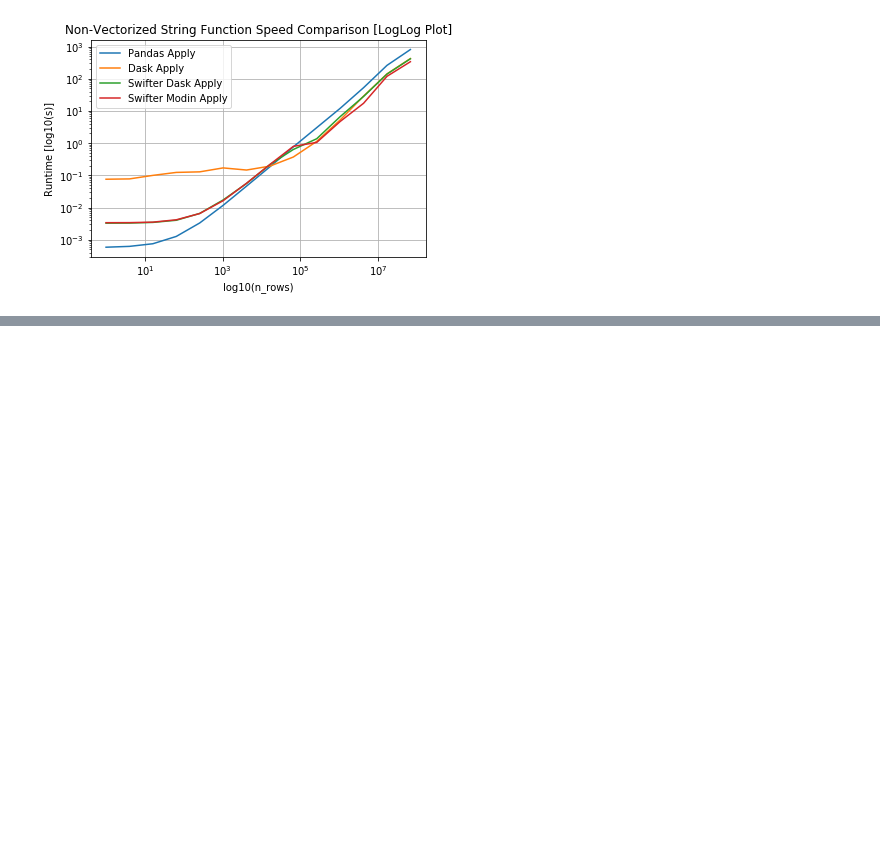
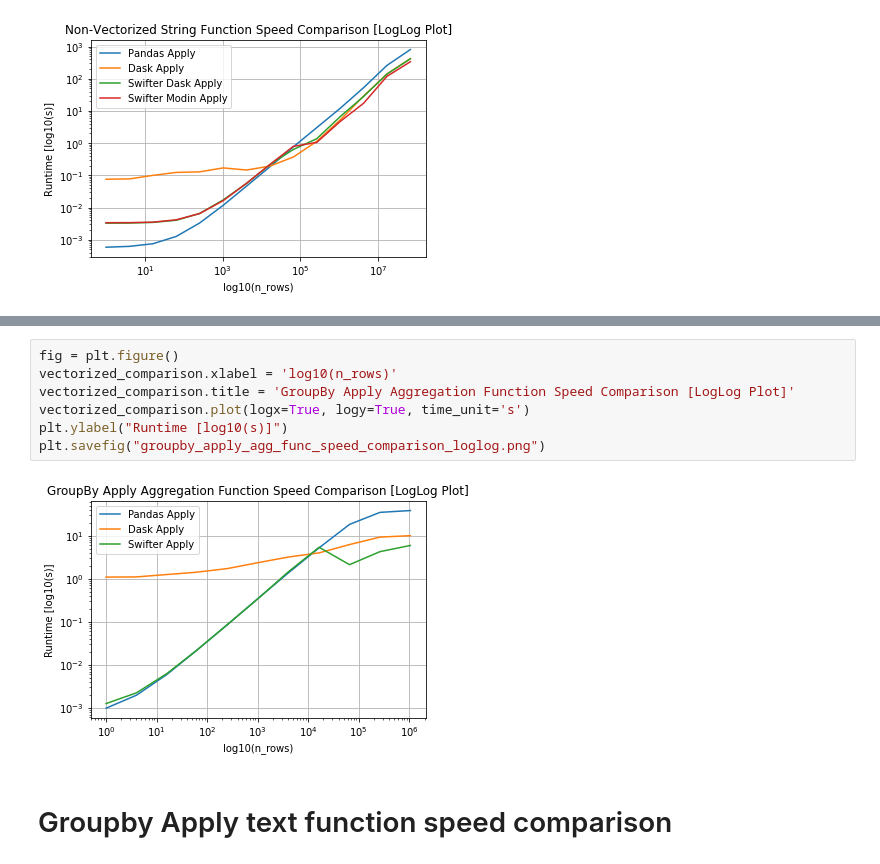
Before and after one commit to jmcarpenter2/swifter, a Jupyter notebook: examples/swifter_speed_comparison.ipynb, the cells around one changed output, grey strips where cells are left out. Cells and saved outputs as stored; diff of their text form; blank space fills up the shorter version.

```diff
--- a/examples/swifter_speed_comparison.ipynb
+++ b/examples/swifter_speed_comparison.ipynb
@@ -165,0 +226,11 @@ plt.savefig("nonvectorized_string_axis1_speed_comparison_loglog.png")
+# %%
+fig = plt.figure()
+vectorized_comparison.xlabel = 'log10(n_rows)'
+vectorized_comparison.title = 'GroupBy Apply Aggregation Function Speed Comparison [LogLog Plot]'
+vectorized_comparison.plot(logx=True, logy=True, time_unit='s')
+plt.ylabel("Runtime [log10(s)]")
+plt.savefig("groupby_apply_agg_func_speed_comparison_loglog.png")
+# %% [output]
+[figure, added]
+# %% [markdown]
+# Groupby Apply text function speed comparison
```
Also changed, not shown: parts of 13 cells of this notebook, 14 other files.
